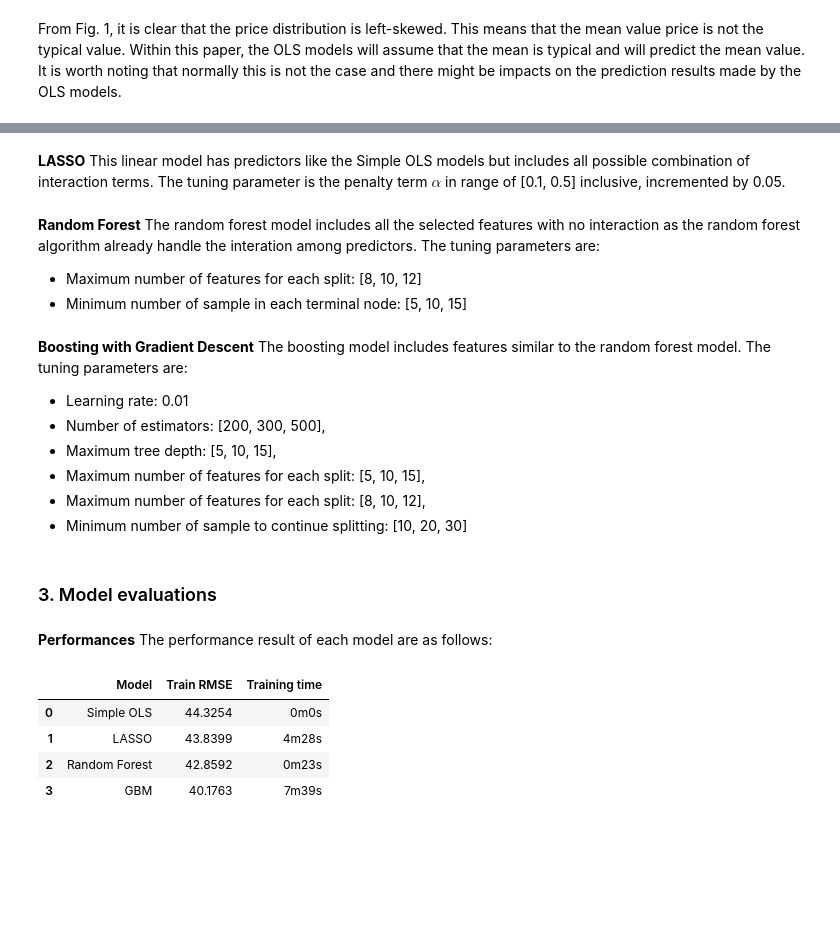
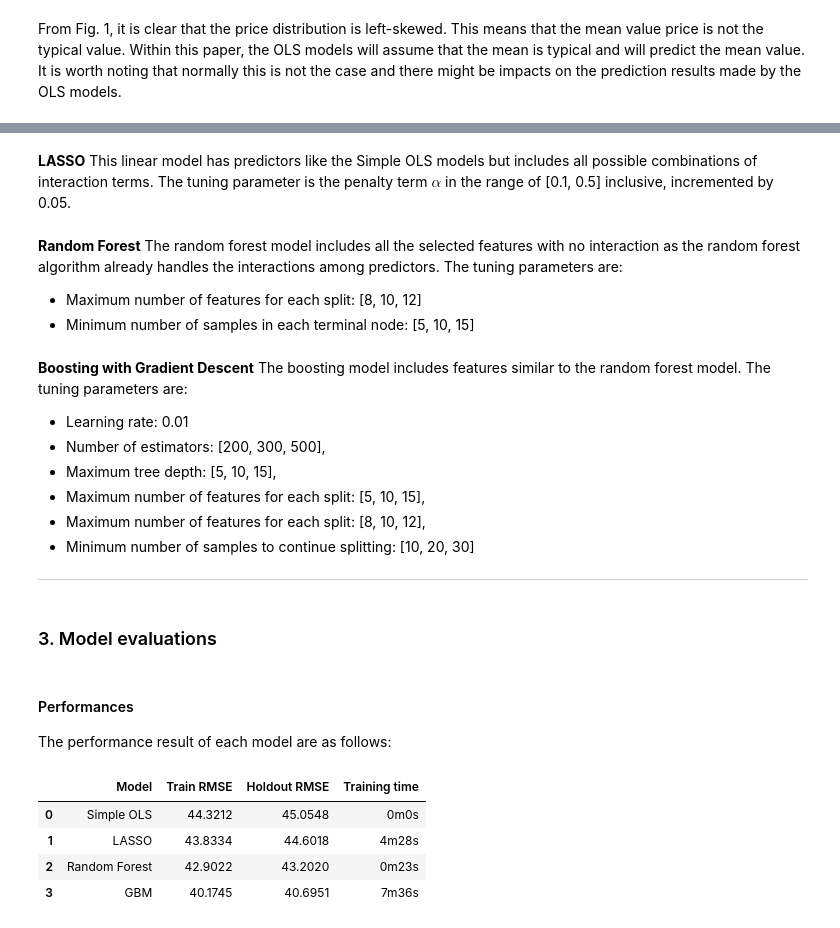
Before and after one commit to viethngn/Data_Analysis_3_ECBS5171, a Jupyter notebook: assignment2/assignment2_viethngn.ipynb, the cells around one changed output, grey strips where cells are left out. Saved outputs shown, nothing was run; the diff lists cells and outputs as text; code cells hidden in the pictures; blank space fills up the shorter version.

```diff
--- a/assignment2/assignment2_viethngn.ipynb
+++ b/assignment2/assignment2_viethngn.ipynb
@@ -39,7 +39,14 @@ def get_cleaned_data(src=None) -> pd.DataFrame:
     :return: dataframe with cleaned data
     '''
     if src:
-        df = pd.read_csv(src)
+        if isinstance(src, list):
+            dfs = []
+            for file in src:
+                u_df = pd.read_csv(file)
+                dfs.append(u_df)
+            df = pd.concat(dfs, ignore_index=True)
+        else:
+            df = pd.read_csv(src)
     else:
         urls = ['https://raw.githubusercontent.com/viethngn/Data_Analysis_3_ECBS5171/main/assignment2/listings_1.csv', 'https://raw.githubusercontent.com/viethngn/Data_Analysis_3_ECBS5171/main/assignment2/listings_2.csv']
         dfs = []
@@ -48,9 +55,7 @@ def get_cleaned_data(src=None) -> pd.DataFrame:
             dfs.append(u_df)
         df = pd.concat(dfs, ignore_index=True)
 
-    # Filter the data for:
-    #
-    # new apartment not on market so no need to care about reviews
+    # Filter the data
     working_sample = df[['id','name','host_id','host_name','host_since','host_is_superhost','host_total_listings_count','host_has_profile_pic','host_identity_verified','neighbourhood_cleansed','property_type','room_type','accommodates','bathrooms_text','bedrooms','beds','amenities','price','minimum_nights','maximum_nights','number_of_reviews','review_scores_value','instant_bookable', 'license']
                         ][(df['price'].notna())
                         & (df['beds'].notna())
@@ -124,12 +129,10 @@ def get_cleaned_data(src=None) -> pd.DataFrame:
     }, inplace=True)
 
     del df
-    if not src:
-        del dfs[0]
-        del dfs[1]
 
     return working_sample
 # %%
-work_df = get_cleaned_data('listings.csv')
+# get the working df
+work_df = get_cleaned_data(['listings_1.csv', 'listings_2.csv'])
 # work_df = get_cleaned_data()
-work_df.shape;
+work_df.shape
@@ -607,11 +557,11 @@ This model is a linear model with predictors as the features selected in the **D
 # %% [markdown]
 **LASSO**
-This linear model has predictors like the Simple OLS models but includes all possible combination of interaction terms. The tuning parameter is the penalty term $\alpha$ in range of [0.1, 0.5] inclusive, incremented by 0.05.
+This linear model has predictors like the Simple OLS models but includes all possible combinations of interaction terms. The tuning parameter is the penalty term $\alpha$ in the range of [0.1, 0.5] inclusive, incremented by 0.05.
 # %% [markdown]
 **Random Forest**
-The random forest model includes all the selected features with no interaction as the random forest algorithm already handle the interation among predictors. The tuning parameters are:
+The random forest model includes all the selected features with no interaction as the random forest algorithm already handles the interactions among predictors. The tuning parameters are:
 - Maximum number of features for each split: [8, 10, 12]
-- Minimum number of sample in each terminal node: [5, 10, 15]
+- Minimum number of samples in each terminal node: [5, 10, 15]
 # %% [markdown]
 **Boosting with Gradient Descent**
 The boosting model includes features similar to the random forest model. The tuning parameters are:
@@ -620,18 +570,19 @@ The boosting model includes features similar to the random forest model. The tun
 - Maximum tree depth: [5, 10, 15],
 - Maximum number of features for each split: [5, 10, 15],
 - Maximum number of features for each split: [8, 10, 12],
-- Minimum number of sample to continue splitting: [10, 20, 30]
+- Minimum number of samples to continue splitting: [10, 20, 30]
+-----
 # %% [markdown]
 ### 3. Model evaluations
 # %% [markdown]
-**Performances**
+#### Performances
 The performance result of each model are as follows:
 # %%
-diagnostic_df[['Model', 'Train RMSE', 'Training time']]
+diagnostic_df
 # %% [output]
-|  | Model | Train RMSE | Training time |
-| 0 | Simple OLS | 44.3254 | 0m0s |
-| 1 | LASSO | 43.8399 | 4m28s |
-| 2 | Random Forest | 42.8592 | 0m23s |
-| 3 | GBM | 40.1763 | 7m39s |
+|  | Model | Train RMSE | Holdout RMSE | Training time |
+| 0 | Simple OLS | 44.3212 | 45.0548 | 0m0s |
+| 1 | LASSO | 43.8334 | 44.6018 | 4m28s |
+| 2 | Random Forest | 42.9022 | 43.2020 | 0m23s |
+| 3 | GBM | 40.1745 | 40.6951 | 7m36s |
 # %% [markdown]
```
Also changed, not shown: parts of 65 cells of this notebook.
